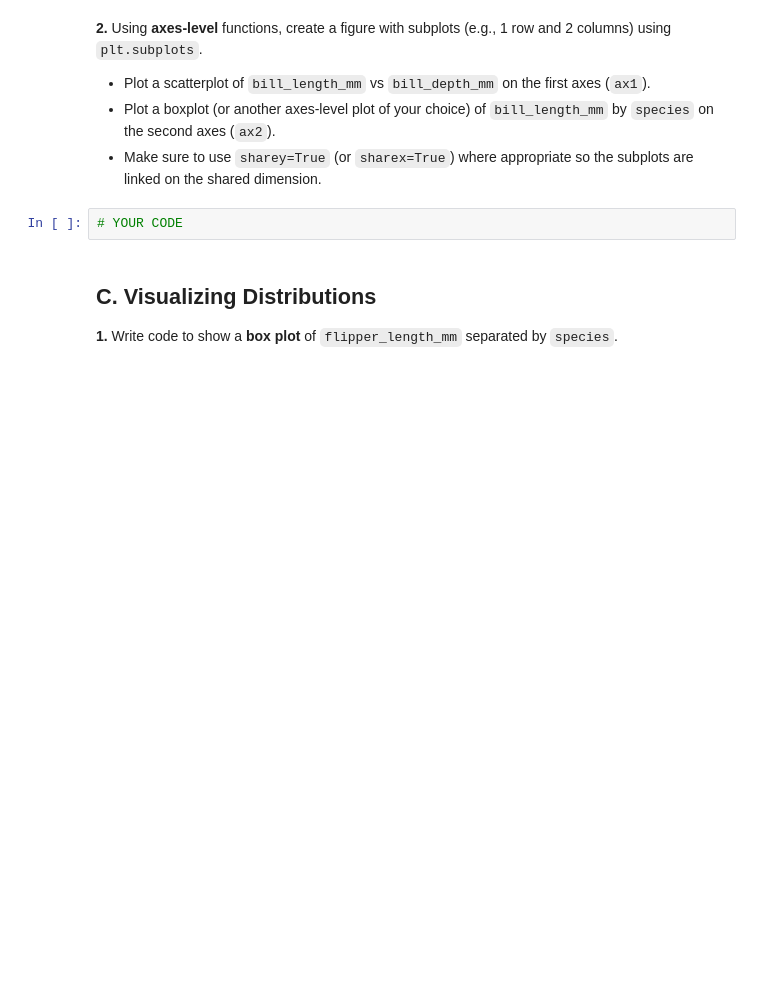
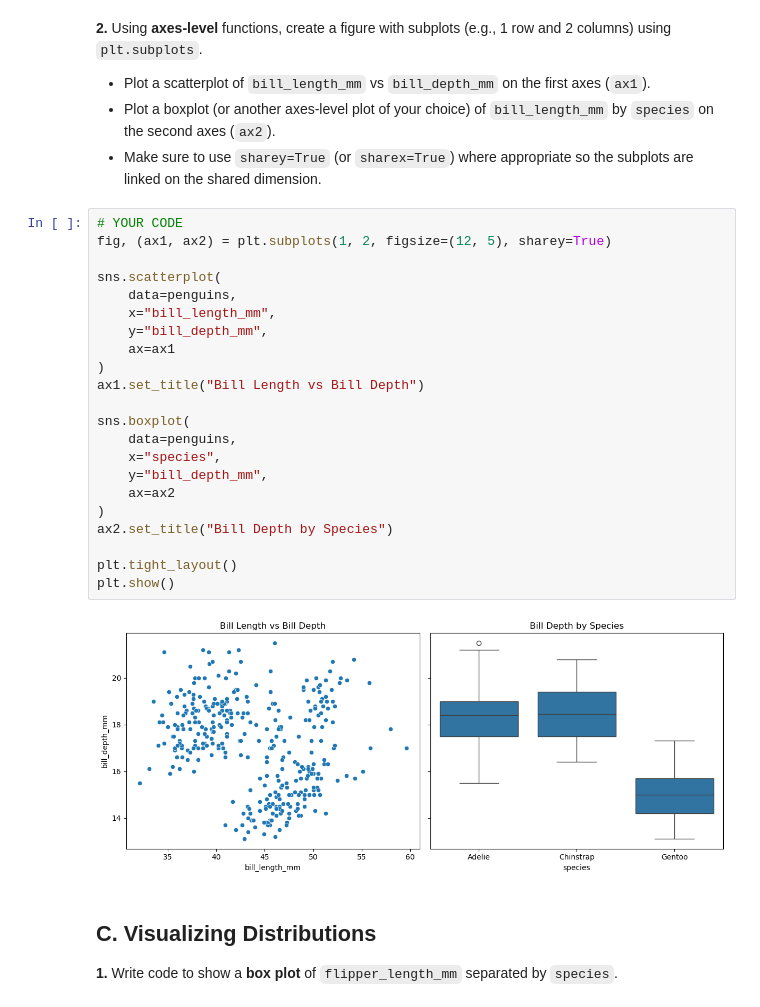
Before and after one commit to Layan-Alamri/B5, a Jupyter notebook: student/C2/m3-2_exercise.ipynb, the cells around one changed output. Cells and saved outputs as stored; diff of their text form; blank space fills up the shorter version.

```diff
--- a/student/C2/m3-2_exercise.ipynb
+++ b/student/C2/m3-2_exercise.ipynb
@@ -64,8 +64,30 @@ sns.relplot(
 - Plot a scatterplot of `bill_length_mm` vs `bill_depth_mm` on the first axes (`ax1`).
 - Plot a boxplot (or another axes-level plot of your choice) of `bill_length_mm` by `species` on the second axes (`ax2`).
 - Make sure to use `sharey=True` (or `sharex=True`) where appropriate so the subplots are linked on the shared dimension.
-# %%
-# YOUR CODE
+# %%
+# YOUR CODE
+fig, (ax1, ax2) = plt.subplots(1, 2, figsize=(12, 5), sharey=True)
+
+sns.scatterplot(
+    data=penguins,
+    x="bill_length_mm",
+    y="bill_depth_mm",
+    ax=ax1
+)
+ax1.set_title("Bill Length vs Bill Depth")
+
+sns.boxplot(
+    data=penguins,
+    x="species",
+    y="bill_depth_mm",
+    ax=ax2
+)
+ax2.set_title("Bill Depth by Species")
+
+plt.tight_layout()
+plt.show()
+# %% [output]
+[figure, added]
 # %% [markdown]
 ## C. Visualizing Distributions
 
```
